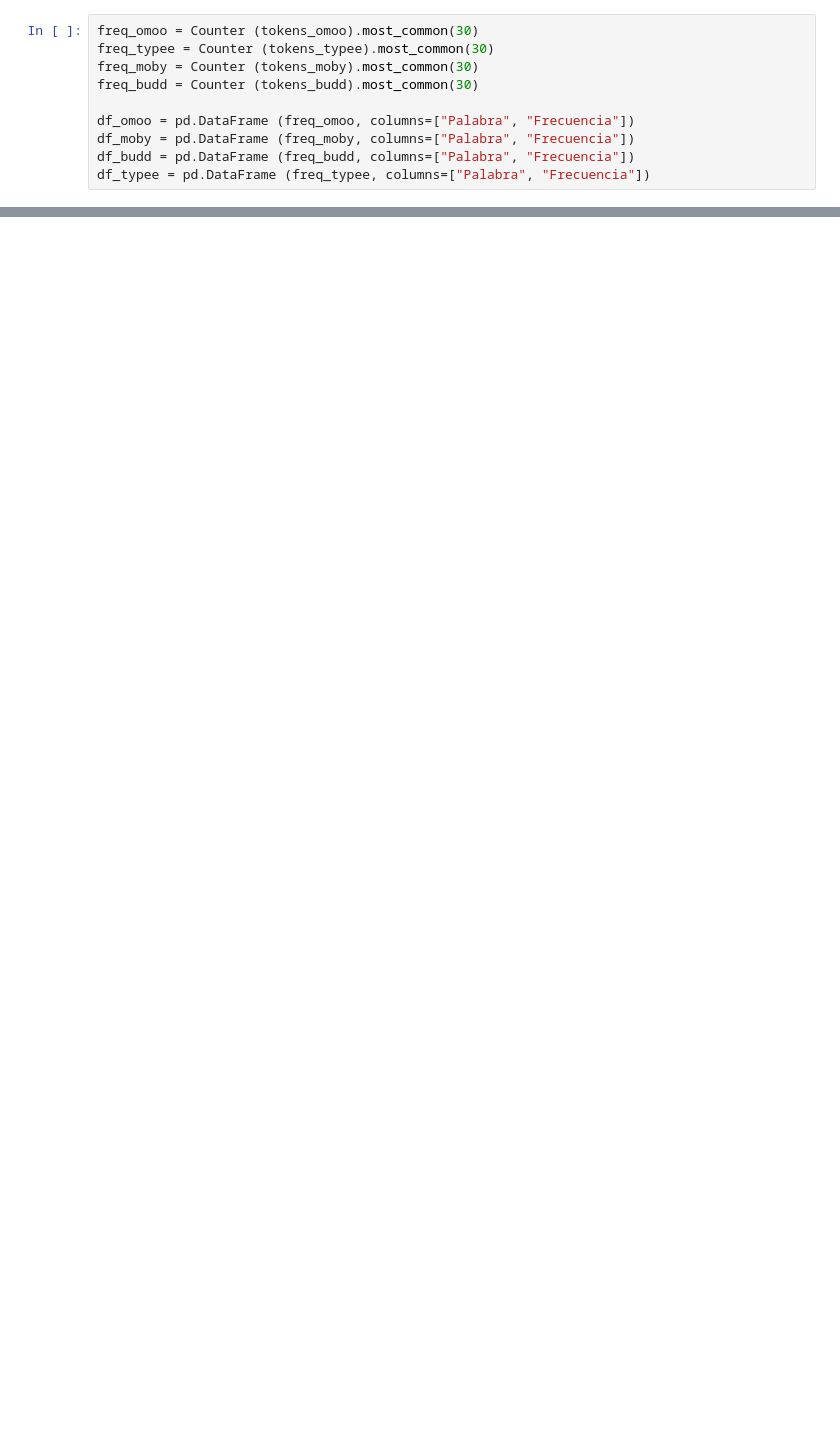
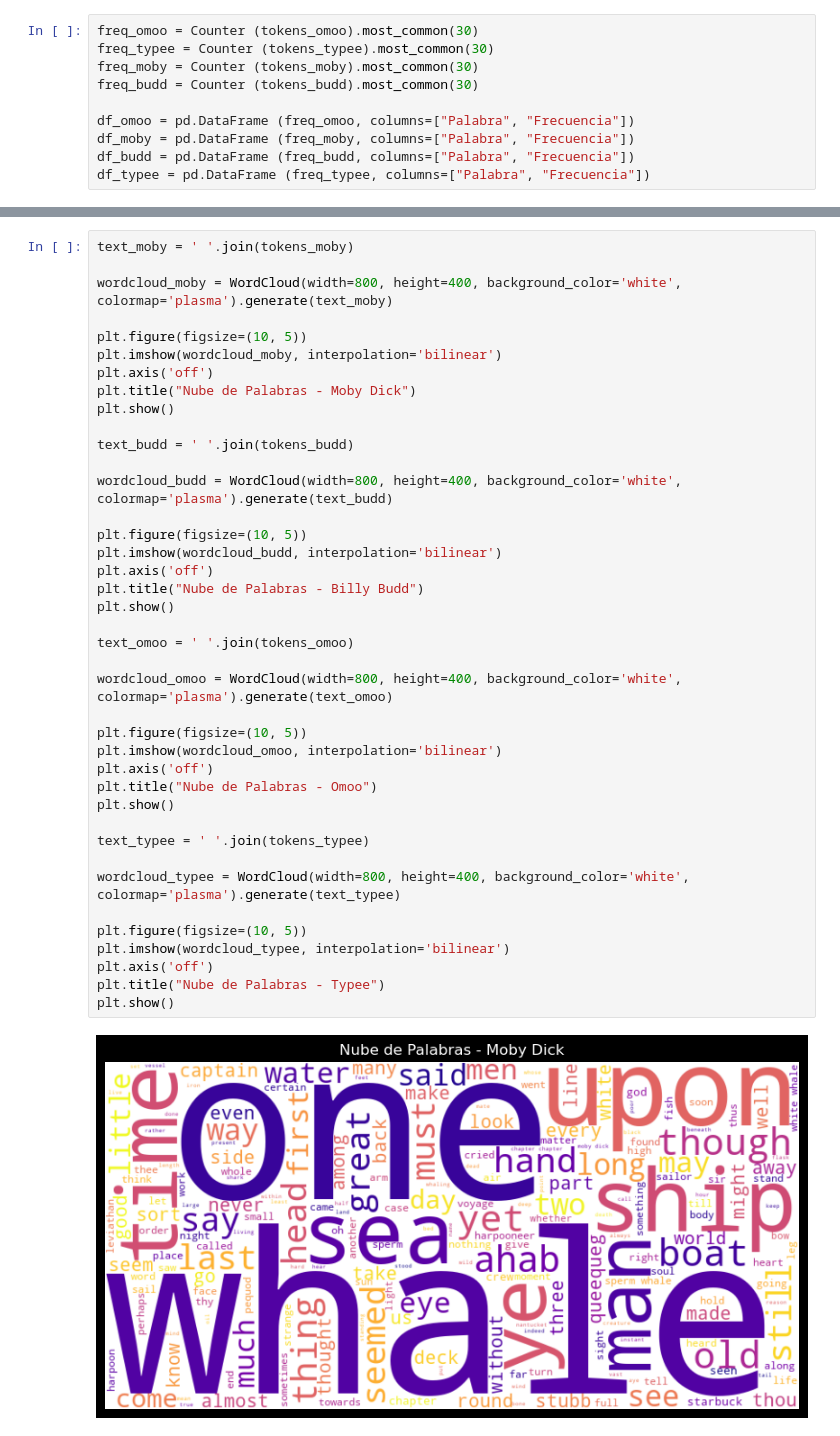
Before and after one commit to cbueno82/ejercicios-adalab, a Jupyter notebook: proyectos_personales/práctica_jupyter.ipynb, the cells around one changed output, grey strips where cells are left out. Saved outputs shown, nothing was run; the diff lists cells and outputs as text; blank space fills up the shorter version.

```diff
--- a/proyectos_personales/práctica_jupyter.ipynb
+++ b/proyectos_personales/práctica_jupyter.ipynb
@@ -92,0 +168,42 @@ plt.show()
+# %%
+text_moby = ' '.join(tokens_moby)
+
+wordcloud_moby = WordCloud(width=800, height=400, background_color='white', colormap='plasma').generate(text_moby)
+
+plt.figure(figsize=(10, 5))
+plt.imshow(wordcloud_moby, interpolation='bilinear')
+plt.axis('off')
+plt.title("Nube de Palabras - Moby Dick")
+plt.show()
+
+text_budd = ' '.join(tokens_budd)
+
+wordcloud_budd = WordCloud(width=800, height=400, background_color='white', colormap='plasma').generate(text_budd)
+
+plt.figure(figsize=(10, 5))
+plt.imshow(wordcloud_budd, interpolation='bilinear')
+plt.axis('off')
+plt.title("Nube de Palabras - Billy Budd")
+plt.show()
+
+text_omoo = ' '.join(tokens_omoo)
+
+wordcloud_omoo = WordCloud(width=800, height=400, background_color='white', colormap='plasma').generate(text_omoo)
+
+plt.figure(figsize=(10, 5))
+plt.imshow(wordcloud_omoo, interpolation='bilinear')
+plt.axis('off')
+plt.title("Nube de Palabras - Omoo")
+plt.show()
+
+text_typee = ' '.join(tokens_typee)
+
+wordcloud_typee = WordCloud(width=800, height=400, background_color='white', colormap='plasma').generate(text_typee)
+
+plt.figure(figsize=(10, 5))
+plt.imshow(wordcloud_typee, interpolation='bilinear')
+plt.axis('off')
+plt.title("Nube de Palabras - Typee")
+plt.show()
+# %% [output]
+[figure, added]
```
Also changed, not shown: parts of 21 cells of this notebook, 2 other files.
